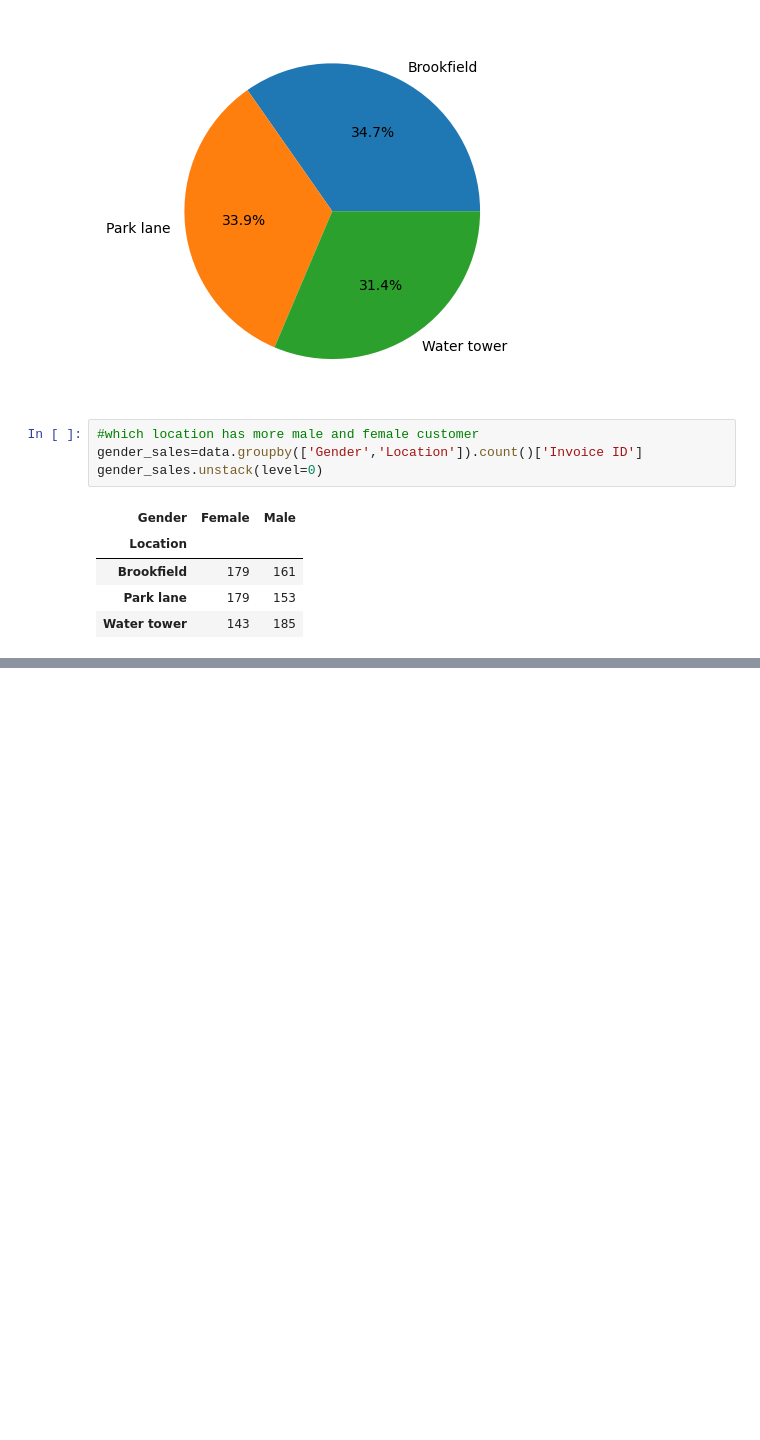
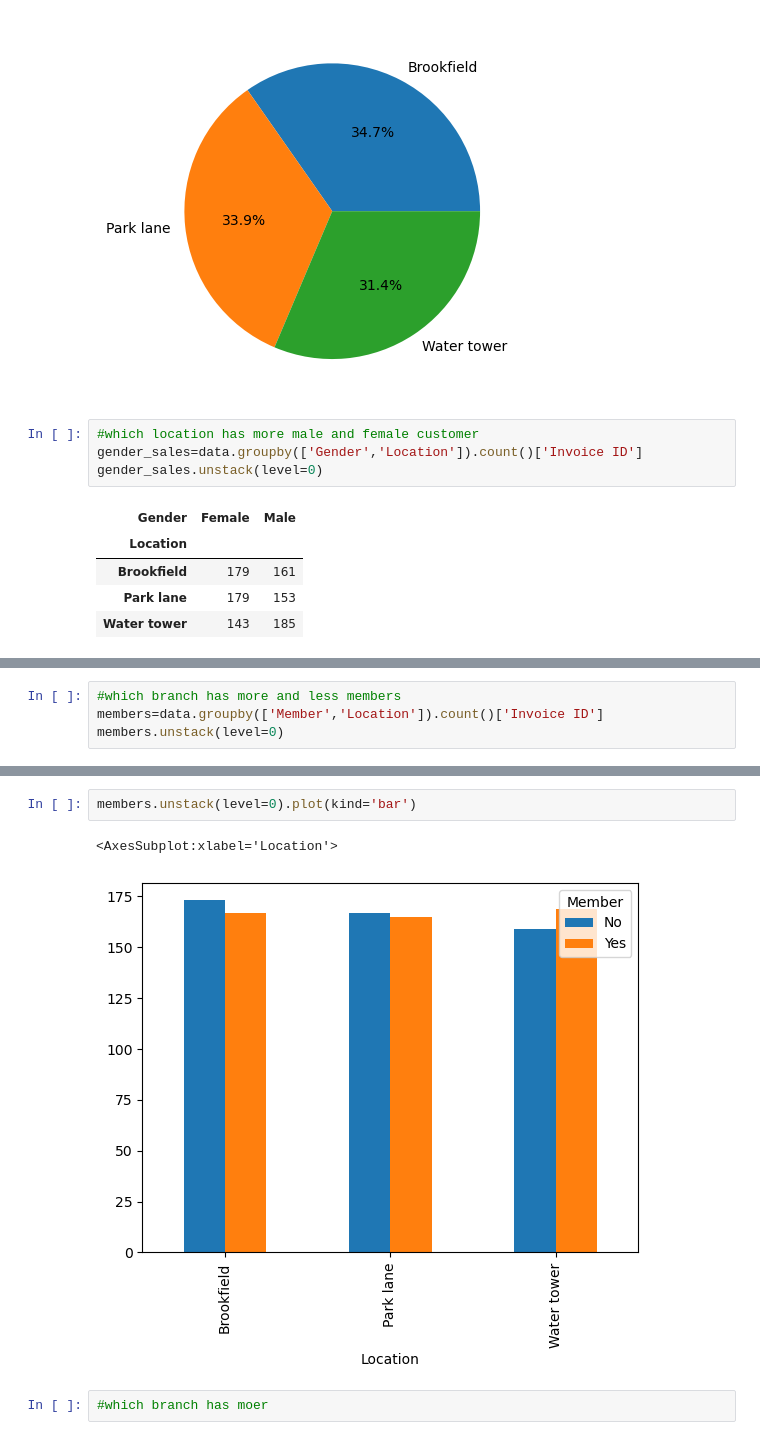
Before and after one commit to Joshi-kv/Sales_Analysis, a Jupyter notebook: supermarket_sales_analysis.ipynb, the cells around one changed output, grey strips where cells are left out. Saved outputs shown, nothing was run; the diff lists cells and outputs as text; blank space fills up the shorter version.

```diff
--- a/supermarket_sales_analysis.ipynb
+++ b/supermarket_sales_analysis.ipynb
@@ -231,0 +228,4 @@ members.un
+# %%
+#which branch has more and less members
+members=data.groupby(['Member','Location']).count()['Invoice ID']
+members.unstack(level=0)
@@ -231,0 +238,7 @@ members.un
+# %%
+members.unstack(level=0).plot(kind='bar')
+# %% [output]
+<AxesSubplot:xlabel='Location'>
+[figure, added]
+# %%
+#which branch has moer
```
Also changed, not shown: parts of 12 cells of this notebook.
